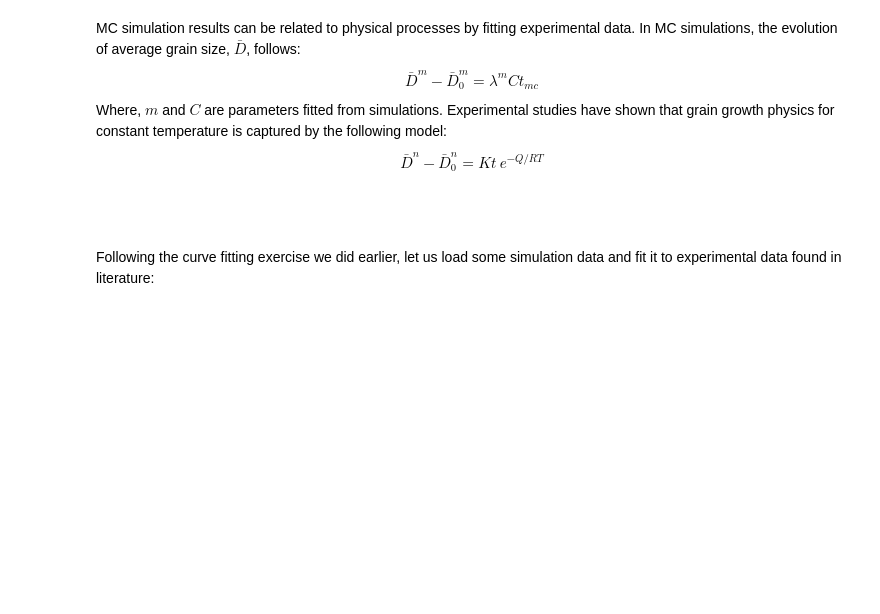
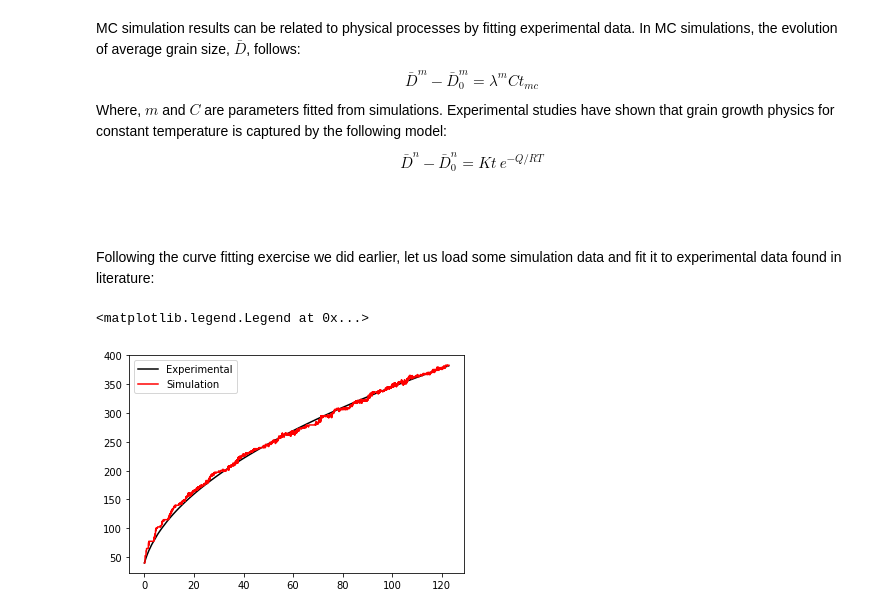
Before and after one commit to sagarbhatt0904/popUpCourse, a Jupyter notebook: popUpCourseMonteCarlo.ipynb, the cells around one changed output. Cells and saved outputs as stored; diff of their text form; code cells hidden in the pictures; blank space fills up the shorter version.

Commit message:
Added images, curve fitting for simulation data

```diff
--- a/popUpCourseMonteCarlo.ipynb
+++ b/popUpCourseMonteCarlo.ipynb
@@ -217,31 +217,34 @@ Following the curve fitting exercise we did earlier, let us load some simulation
 # %%
 from scipy.optimize import least_squares
 
 D0 = 40       #Initial grain size
 Q  = 312000   # activation energy
 K  = 1110e12  # growth constant
 R  = 8.314    # gas constant
 T  = 1361     # temperature in Kelvin
 n  = 2        # grain growth exponent
 lamda=5.0     # physical length of the lattice spacing
 tmc=np.linspace(1,250000,250000)   # Monte-Carlo Steps
 
 def fun(x):
-     return (tmc-(D**x[0] - D0**x[0])/((lamda**x[0])*x[1]))**2
+     return (tmc-(DSim**x[0] - D0**x[0])/((lamda**x[0])*x[1]))**2
 
 data = np.loadtxt("grainSizeSimulationAndExpt.txt", delimiter=" ")
 DExpt=data[:,0]
 DSim=data[:,1]
 
 x0=[1,1]
-result=least_squares(fun2,x0)
+result=least_squares(fun,x0)
 x=result.x
 m=x[0]
 C=x[1]
 
 # Calculating physical time after fitting
 t = (((lamda**m )*C*tmc + (D0**m))**(n/m)  -D0**n)/(K*np.exp(-Q/(R*T)));
 
 plt.plot(t,DExpt,color = 'k', label = 'Experimental')
 plt.plot(t,DSim,color = 'r', label = 'Simulation')
 plt.legend()
+# %% [output]
+<matplotlib.legend.Legend at 0x...>
+[figure, added]
```
